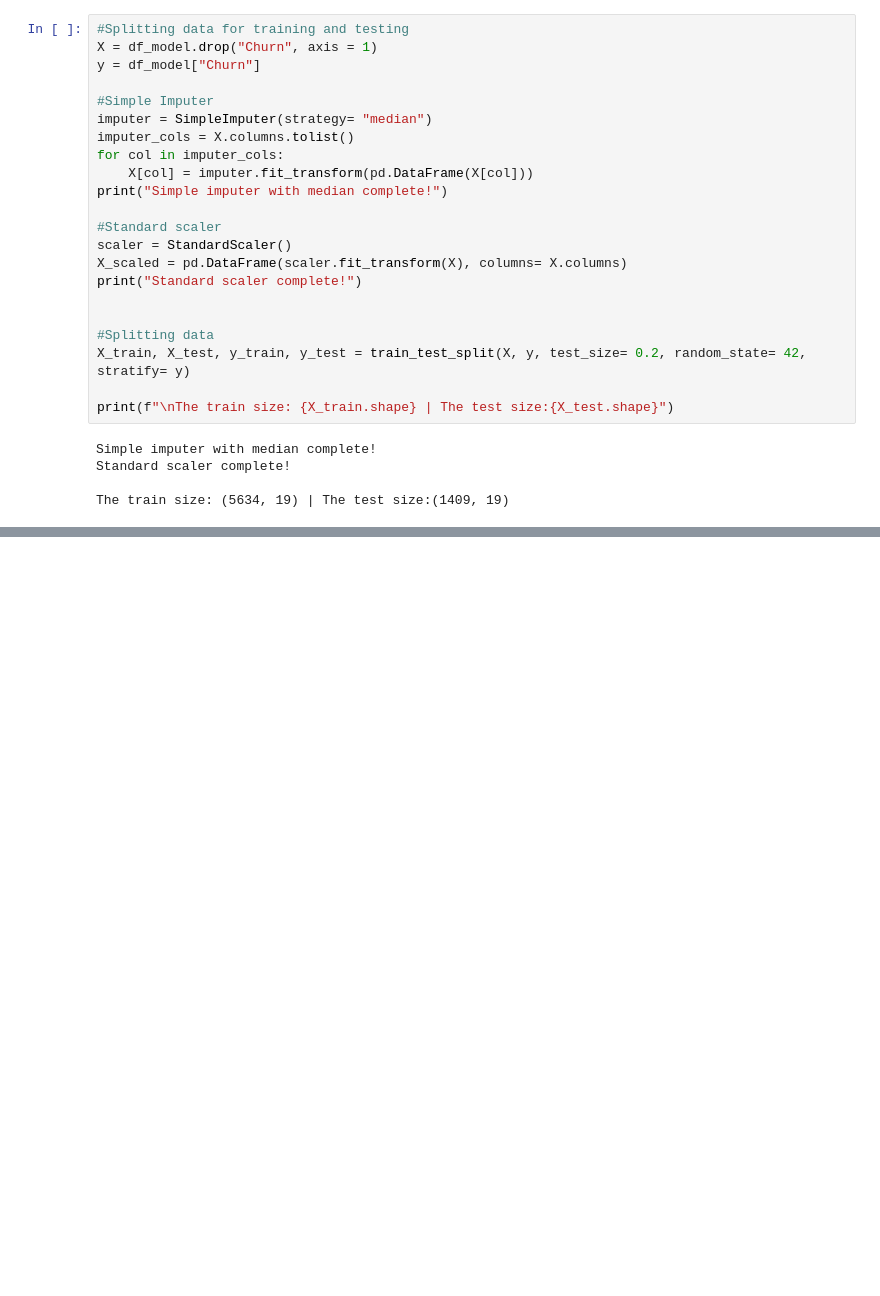
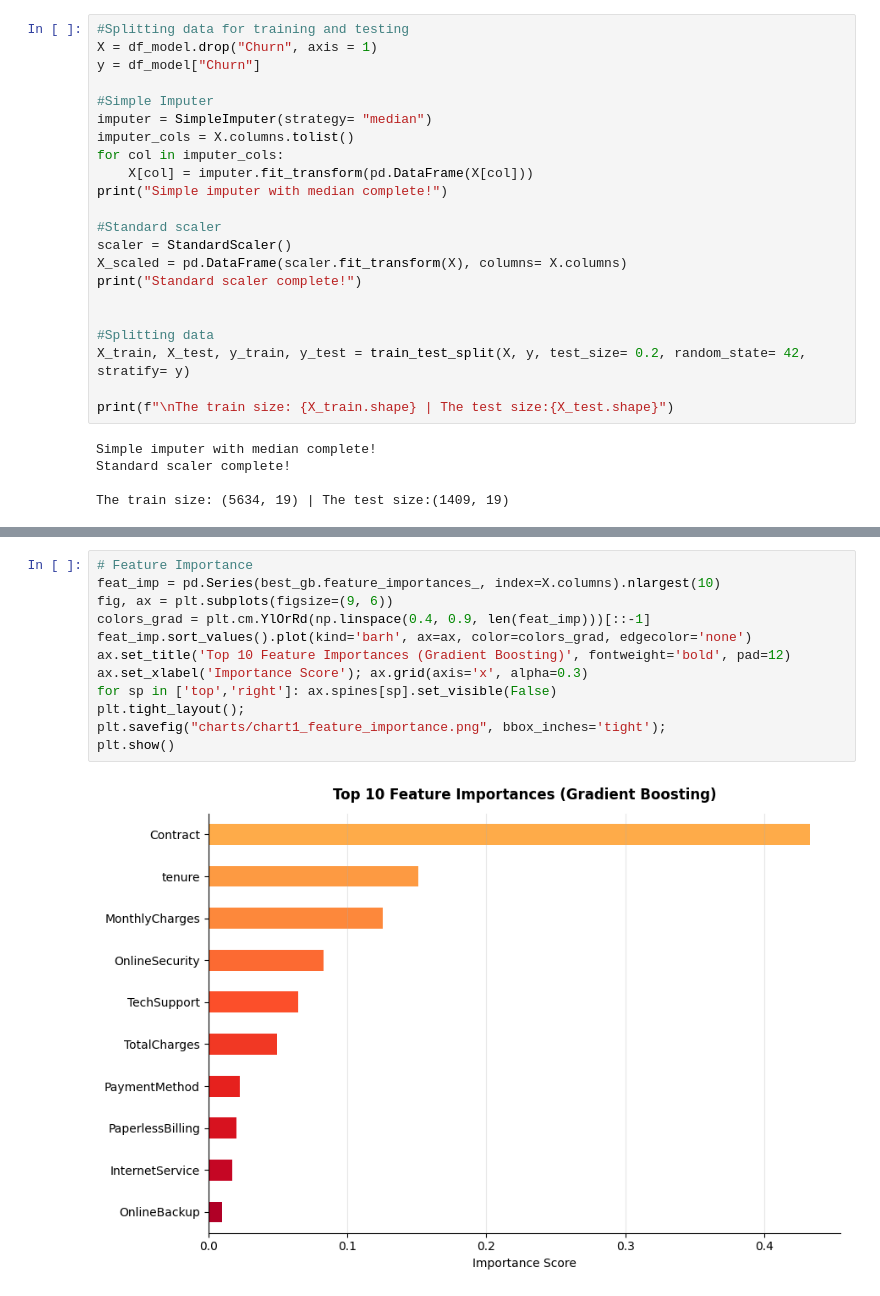
Before and after one commit to Levice085/Customer_churn_prediction, a Jupyter notebook: customer_churn_prediction.ipynb, the cells around one changed output, grey strips where cells are left out. Cells and saved outputs as stored; diff of their text form; blank space fills up the shorter version.

```diff
--- a/customer_churn_prediction.ipynb
+++ b/customer_churn_prediction.ipynb
@@ -291,0 +379,14 @@ The train size: (5634, 19) | The test size:(1409, 19)
+# %%
+# Feature Importance
+feat_imp = pd.Series(best_gb.feature_importances_, index=X.columns).nlargest(10)
+fig, ax = plt.subplots(figsize=(9, 6))
+colors_grad = plt.cm.YlOrRd(np.linspace(0.4, 0.9, len(feat_imp)))[::-1]
+feat_imp.sort_values().plot(kind='barh', ax=ax, color=colors_grad, edgecolor='none')
+ax.set_title('Top 10 Feature Importances (Gradient Boosting)', fontweight='bold', pad=12)
+ax.set_xlabel('Importance Score'); ax.grid(axis='x', alpha=0.3)
+for sp in ['top','right']: ax.spines[sp].set_visible(False)
+plt.tight_layout();
+plt.savefig("charts/chart1_feature_importance.png", bbox_inches='tight');
+plt.show()
+# %% [output]
+[figure, added]
```
Also changed, not shown: parts of 5 cells of this notebook, 1 other file.
